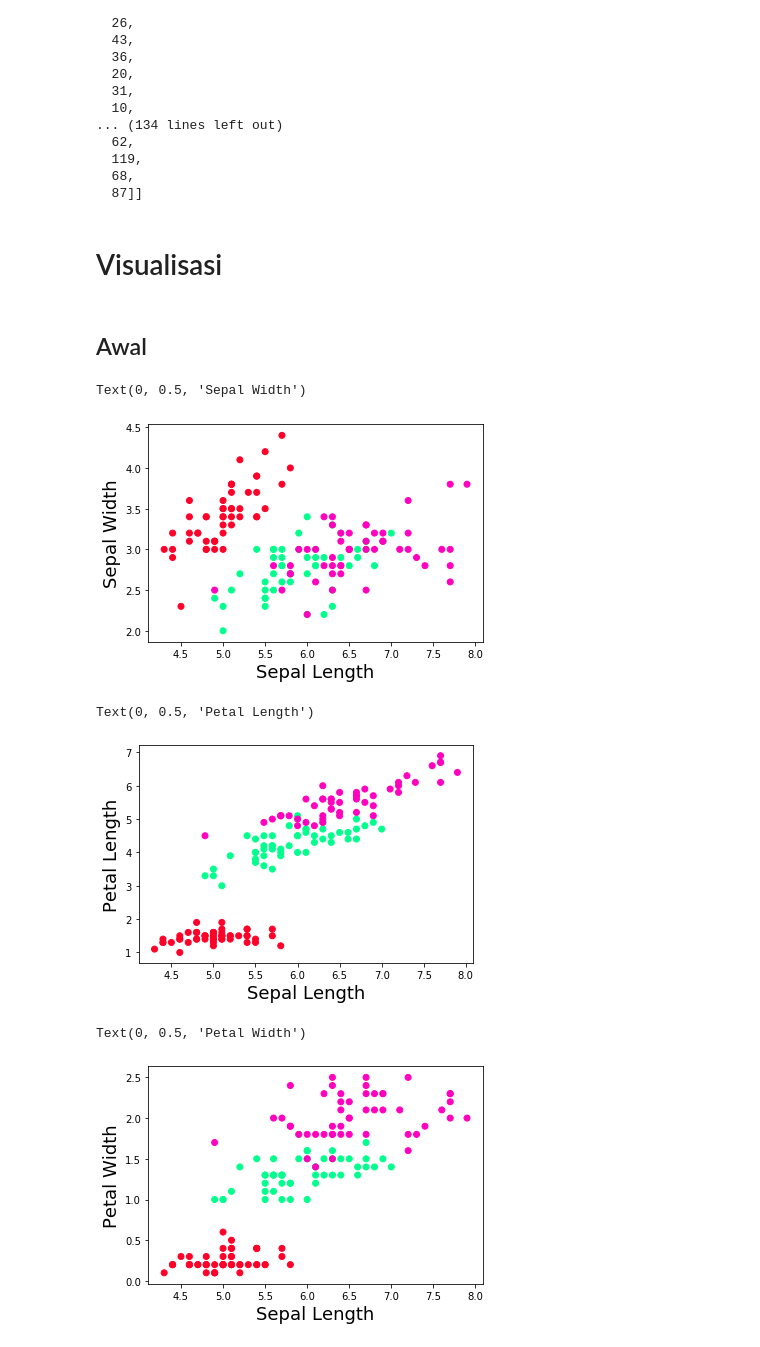
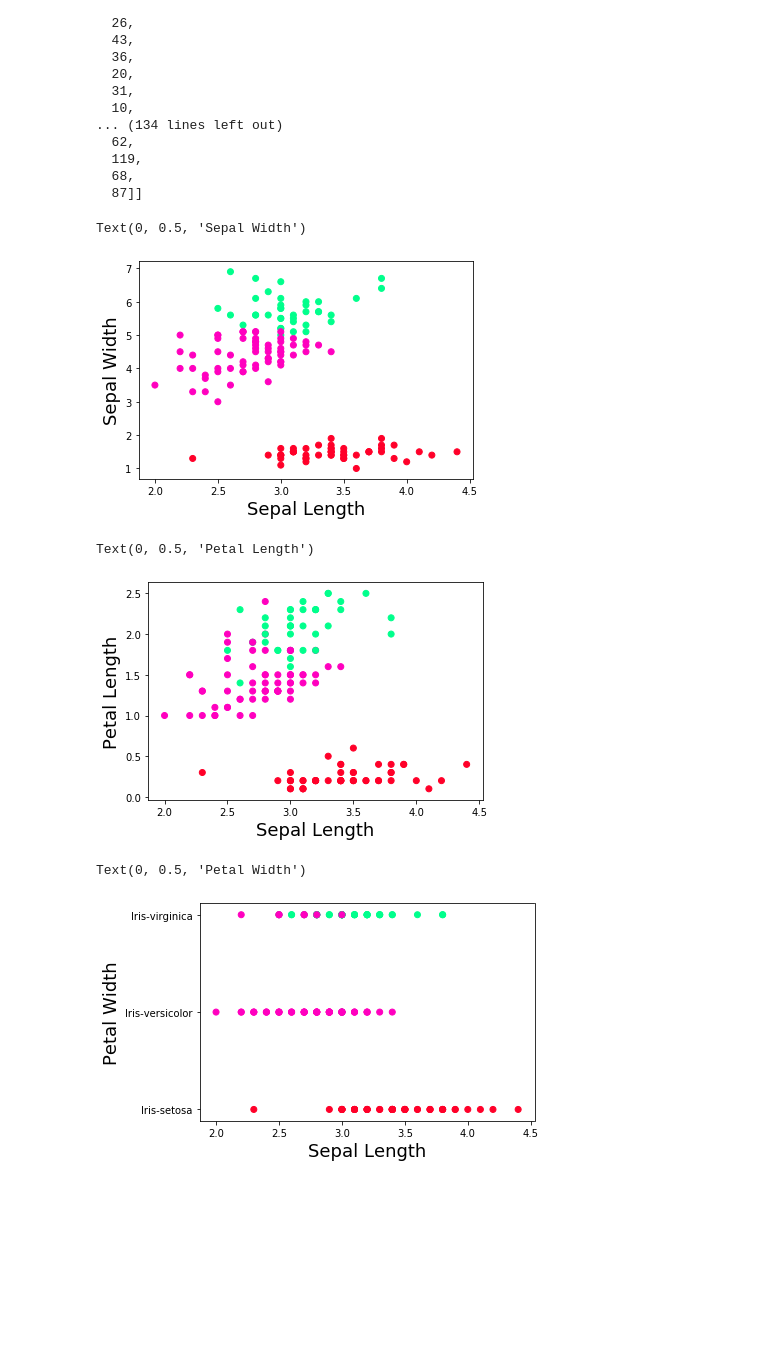
Before and after one commit to akmalamka/myKMeansAndmyAgglomerative, a Jupyter notebook: Aglomerative.ipynb, the cells around one changed output. Drawn from its saved outputs; the diff is of its cells as text; code cells hidden in the pictures; blank space fills up the shorter version.

```diff
--- a/Aglomerative.ipynb
+++ b/Aglomerative.ipynb
@@ -23,10 +22,6 @@ iris
 | 148 | 6.2 | 3.4 | 5.4 | 2.3 | Iris-virginica |
 | 149 | 5.9 | 3.0 | 5.1 | 1.8 | Iris-virginica |
 150 rows × 5 columns
-# %%
-le = preprocessing.LabelEncoder()
-# Converting string labels into numbers.
-iris.Species = le.fit_transform(iris.Species)
 # %%
 class Aglomerative:
     # A, B = satu cluster
@@ -65,9 +60,9 @@ class Aglomerative:
         i = 0
         for index in A:
             if i == 0:
-                cluster_A = [Model.data[index]]
+                cluster_A = [self.data[index]]
             else:
-                cluster_A.append(Model.data[index])
+                cluster_A.append(self.data[index])
             i += 1
         cluster_A = np.array(cluster_A)
         mean_A = np.mean(cluster_A, axis=0)
@@ -75,9 +70,9 @@ class Aglomerative:
         i = 0
         for index in B:
             if i == 0:
-                cluster_B = [Model.data[index]]
+                cluster_B = [self.data[index]]
             else:
-                cluster_B.append(Model.data[index])
+                cluster_B.append(self.data[index])
             i += 1
         cluster_B = np.array(cluster_B)
         mean_B = np.mean(cluster_B, axis=0)
@@ -223,29 +218,25 @@ Model.get_result_by_treshold(20)
   87]]
 # %%
 Arr = [2, 44, 12, 12, 85, 23]
-# %% [markdown]
-# Visualisasi
-# %% [markdown]
-## Awal
 # %%
-plt.scatter(iris.iloc[:,0], iris.iloc[:,1], c=iris.iloc[:,4], cmap='gist_rainbow')
+plt.scatter(iris.iloc[:,1], iris.iloc[:,2], c=Model.get_group_by_number_cluster(3), cmap='gist_rainbow')
 plt.xlabel('Sepal Length', fontsize=18)
 plt.ylabel('Sepal Width', fontsize=18)
 # %% [output]
 Text(0, 0.5, 'Sepal Width')
-[figure, old version]
+[figure, new version]
 # %%
-plt.scatter(iris.iloc[:,0], iris.iloc[:,2], c=iris.iloc[:,4], cmap='gist_rainbow')
+plt.scatter(iris.iloc[:,1], iris.iloc[:,3], c=Model.get_group_by_number_cluster(3), cmap='gist_rainbow')
 plt.xlabel('Sepal Length', fontsize=18)
 plt.ylabel('Petal Length', fontsize=18)
 # %% [output]
 Text(0, 0.5, 'Petal Length')
-[figure, old version]
+[figure, new version]
 # %%
-plt.scatter(iris.iloc[:,0], iris.iloc[:,3], c=iris.iloc[:,4], cmap='gist_rainbow')
+plt.scatter(iris.iloc[:,1], iris.iloc[:,4], c=Model.get_group_by_number_cluster(3), cmap='gist_rainbow')
 plt.xlabel('Sepal Length', fontsize=18)
 plt.ylabel('Petal Width', fontsize=18)
 # %% [output]
 Text(0, 0.5, 'Petal Width')
-[figure, old version]
+[figure, new version]
 # %%
```
Also changed, not shown: parts of 11 cells of this notebook.
